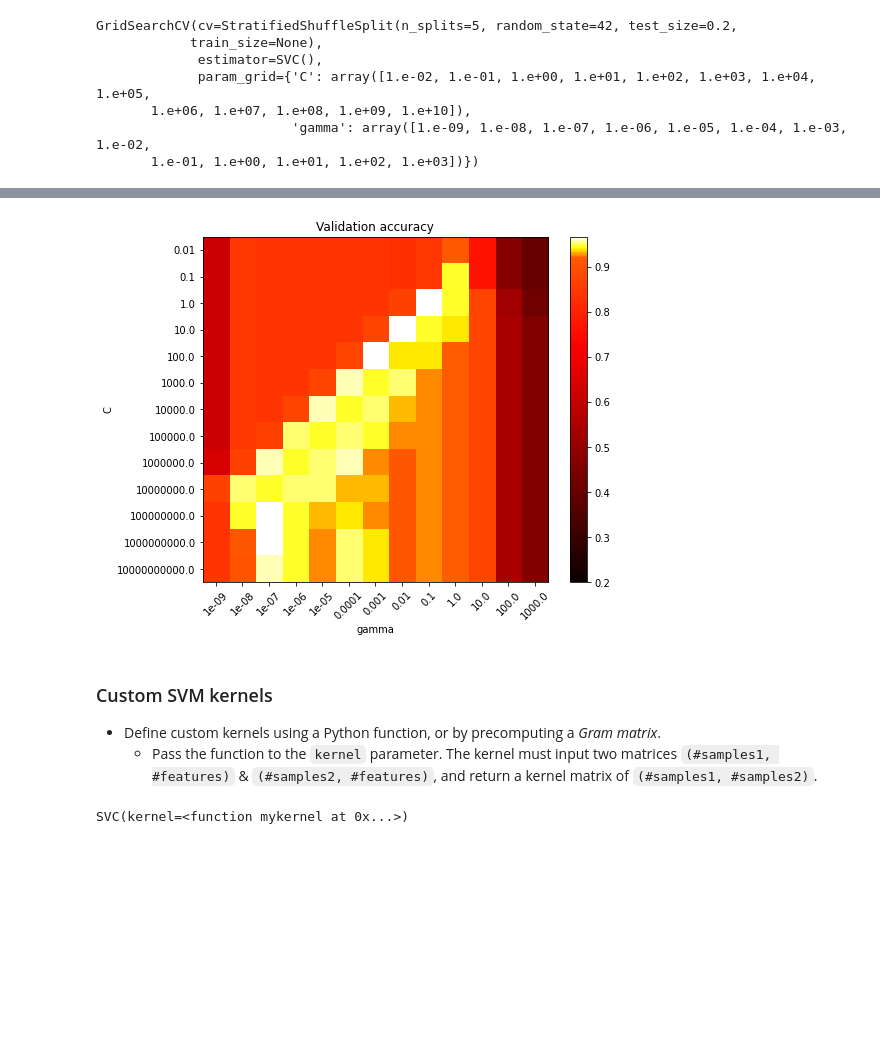
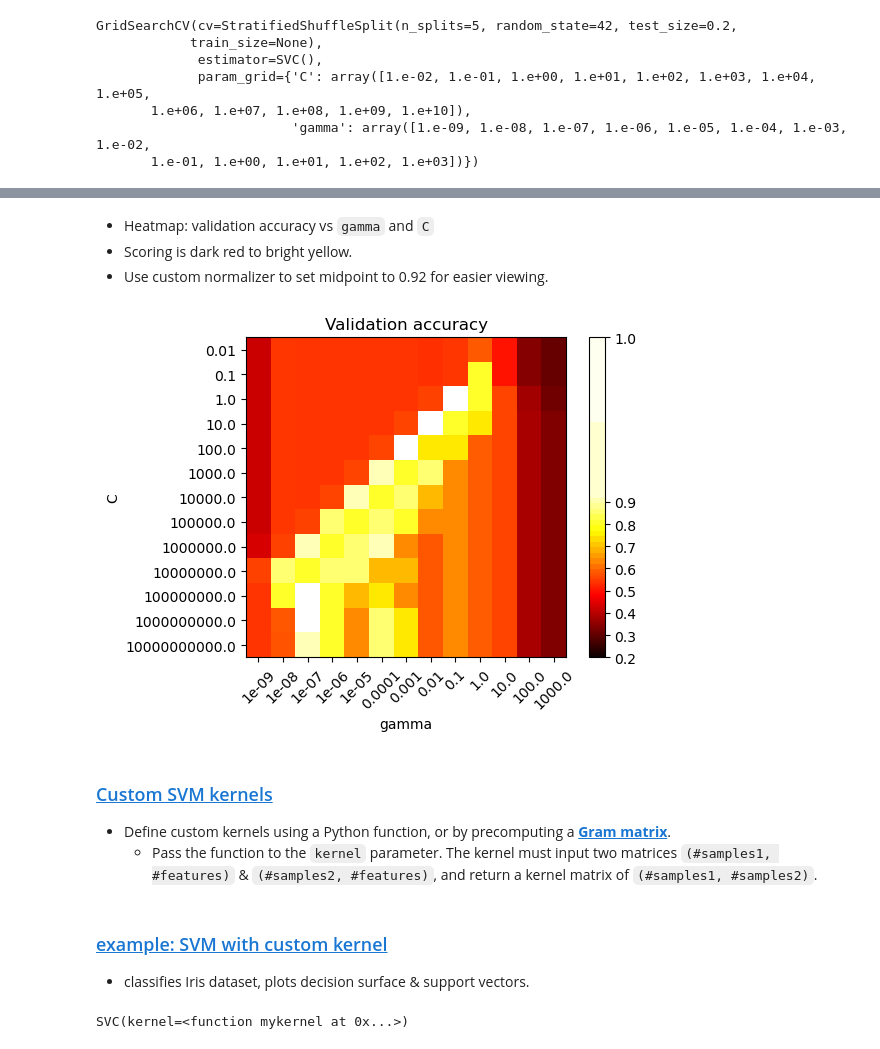
Before and after one commit to bjpcjp/scikit-learn, a Jupyter notebook: 04_support_vector_machines.ipynb, the cells around one changed output, grey strips where cells are left out. Saved outputs shown, nothing was run; the diff lists cells and outputs as text; code cells hidden in the pictures; blank space fills up the shorter version.

```diff
--- a/04_support_vector_machines.ipynb
+++ b/04_support_vector_machines.ipynb
@@ -561,25 +571,24 @@ scores = grid.cv_results_['mean_test_score'].reshape(len(C_range),
+# %% [markdown]
+- Heatmap: validation accuracy vs `gamma` and `C`
+- Scoring is dark red to bright yellow.
+- Use custom normalizer to set midpoint to 0.92 for easier viewing.
 # %%
-# Validation accuracy heatmap vs gamma & C
-# varies from dark to bright yellow
-# most interesting data at 0.92 to 0.97, so normalize data
-# so midpoint is at 0.92.
-
-plt.figure(figsize=(8, 6))
+plt.figure(figsize=(6, 4))
 plt.subplots_adjust(left=.2, right=0.95, bottom=0.15, top=0.95)
 plt.imshow(scores,
            interpolation='nearest',
            cmap=plt.cm.hot,
            norm=MidpointNormalize(vmin=0.2, midpoint=0.92))
 
 plt.xlabel('gamma'); plt.ylabel('C'); plt.colorbar()
 
 plt.xticks(np.arange(len(gamma_range)), gamma_range, rotation=45)
 plt.yticks(np.arange(len(C_range)),     C_range)
 plt.title('Validation accuracy')
 plt.show()
 # %% [output]
-[figure, old version]
+[figure, new version]
 # %% [markdown]
-### Custom SVM kernels
-- Define custom kernels using a Python function, or by precomputing a *Gram matrix*.
+### [Custom SVM kernels](https://scikit-learn.org/stable/modules/svm.html#custom-kernels)
+- Define custom kernels using a Python function, or by precomputing a **[Gram matrix](https://en.wikipedia.org/wiki/Gram_matrix)**.
     - Pass the function to the `kernel` parameter. The kernel must input two matrices `(#samples1, #features)` & `(#samples2, #features)`, and return a kernel matrix of `(#samples1, #samples2)`.
@@ -586,3 +602,6 @@ plt.show()
+# %% [markdown]
+### [example: SVM with custom kernel](https://scikit-learn.org/stable/auto_examples/svm/plot_custom_kernel.html#sphx-glr-auto-examples-svm-plot-custom-kernel-py)
+- classifies Iris dataset, plots decision surface & support vectors.
 # %%
 from sklearn import svm,datasets
 iris = datasets.load_iris()
```
Also changed, not shown: parts of 35 cells of this notebook.
